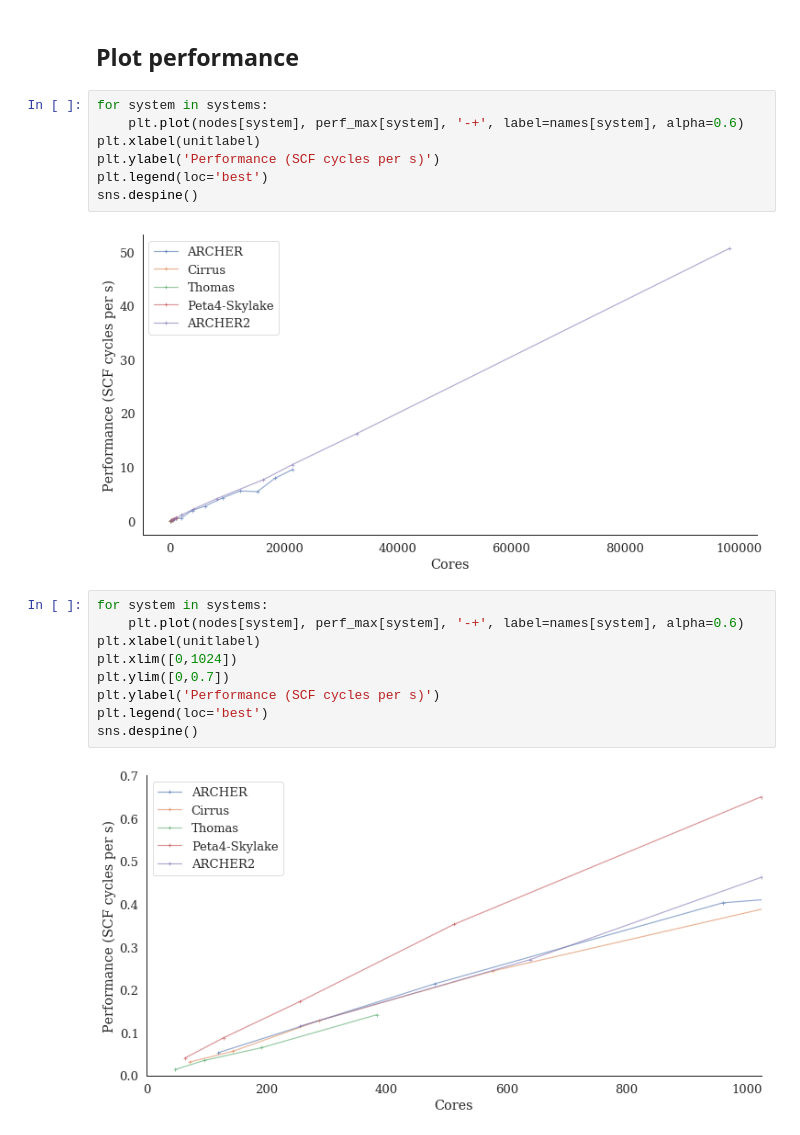
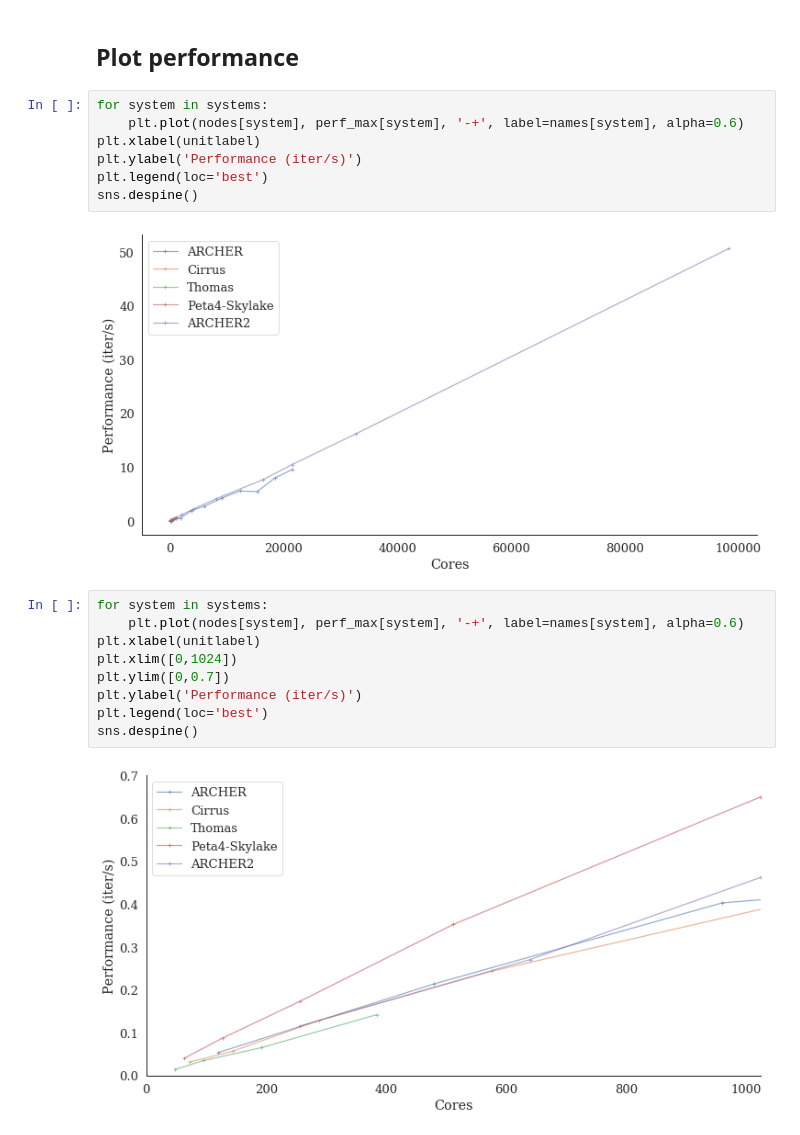
Before and after one commit to hpc-uk/archer-benchmarks, a Jupyter notebook: apps/OpenSBLI/analysis/OpenSBLI_1024ss_benchmark.ipynb, the cells around one changed output. Drawn from its saved outputs; the diff is of its cells as text.

```diff
--- a/apps/OpenSBLI/analysis/OpenSBLI_1024ss_benchmark.ipynb
+++ b/apps/OpenSBLI/analysis/OpenSBLI_1024ss_benchmark.ipynb
@@ -74,20 +74,20 @@ Nodes Cores
 # %%
 for system in systems:
     plt.plot(nodes[system], perf_max[system], '-+', label=names[system], alpha=0.6)
 plt.xlabel(unitlabel)
-plt.ylabel('Performance (SCF cycles per s)')
+plt.ylabel('Performance (iter/s)')
 plt.legend(loc='best')
 sns.despine()
 # %% [output]
-[figure, old version]
+[figure, new version]
 # %%
 for system in systems:
     plt.plot(nodes[system], perf_max[system], '-+', label=names[system], alpha=0.6)
 plt.xlabel(unitlabel)
 plt.xlim([0,1024])
 plt.ylim([0,0.7])
-plt.ylabel('Performance (SCF cycles per s)')
+plt.ylabel('Performance (iter/s)')
 plt.legend(loc='best')
 sns.despine()
 # %% [output]
-[figure, old version]
+[figure, new version]
```
